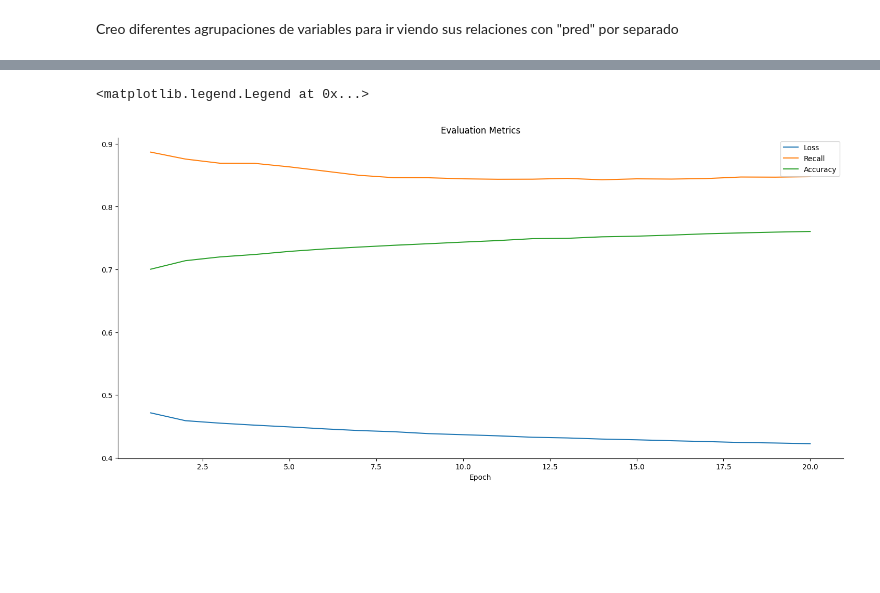
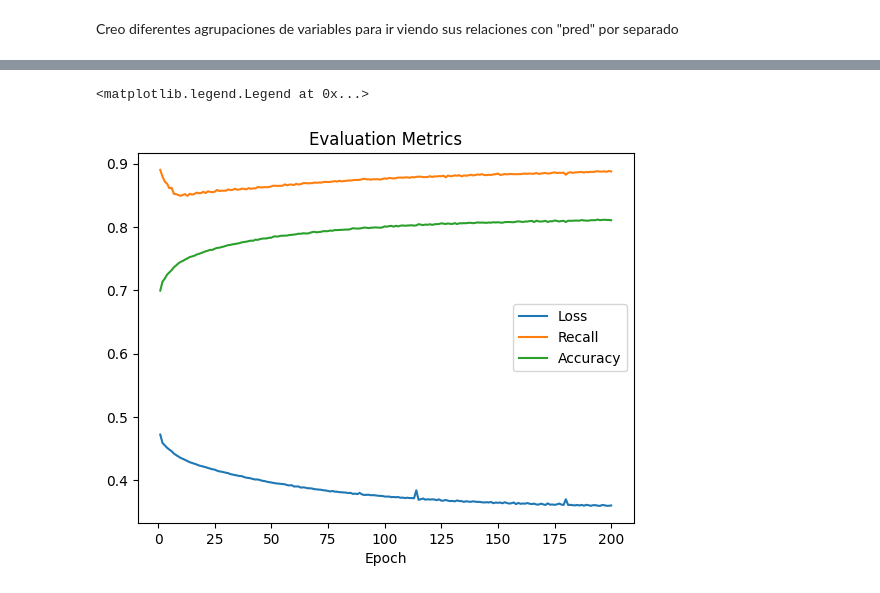
Before and after one commit to Damiano7/EstanciaHospitalariaML, a Jupyter notebook: eda.ipynb, the cells around one changed output, grey strips where cells are left out. Saved outputs shown, nothing was run; the diff lists cells and outputs as text; code cells hidden in the pictures; blank space fills up the shorter version.

```diff
--- a/eda.ipynb
+++ b/eda.ipynb
@@ -788,0 +360,2 @@ from sklearn.preprocessing import StandardScaler
+# %%
+rf_grid.fit(x_train, y_train)
@@ -788,0 +364,2 @@ from sklearn.preprocessing import StandardScaler
+# %%
+rf_model = rf_grid.best_estimator_
@@ -788,0 +371,2 @@ from sklearn.preprocessing import StandardScaler
+# %%
+rf_model.fit(x_train, y_train)
@@ -809,6 +416,6 @@ model.compile(
     ]
 )
 # %%
-# epochs = 20
-history = model.fit(x_train_scaled, y_train.to_numpy(), epochs=20)
+# epochs = 200
+history = model.fit(x_train_scaled, y_train.to_numpy(), epochs=200)
 # %% [output]
@@ -832,12 +439,12 @@ Epoch 20/20
 # %%
-plt.plot(np.arange(1,21), history.history['loss'], label="Loss")
-plt.plot(np.arange(1,21), history.history['recall'], label="Recall")
-plt.plot(np.arange(1,21), history.history['accuracy'], label="Accuracy")
+plt.plot(np.arange(1,201), history.history['loss'], label="Loss")
+plt.plot(np.arange(1,201), history.history['recall'], label="Recall")
+plt.plot(np.arange(1,201), history.history['accuracy'], label="Accuracy")
 plt.title("Evaluation Metrics")
 plt.xlabel("Epoch")
 plt.legend()
 # %% [output]
 <matplotlib.legend.Legend at 0x...>
-[figure, old version]
+[figure, new version]
 # %%
 loss, rec, acc = model.evaluate(x_test_scaled, y_test)
```
Also changed, not shown: parts of 149 cells of this notebook, 12 other files.
